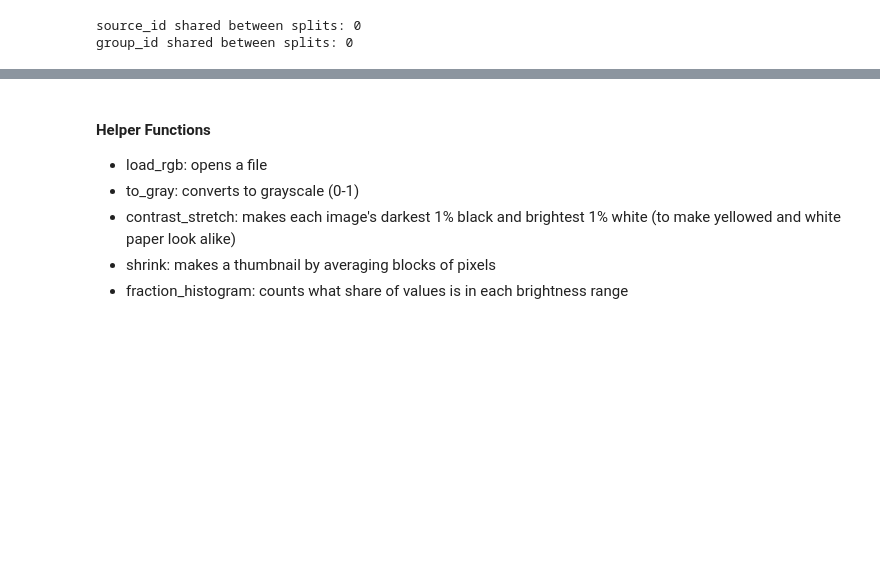
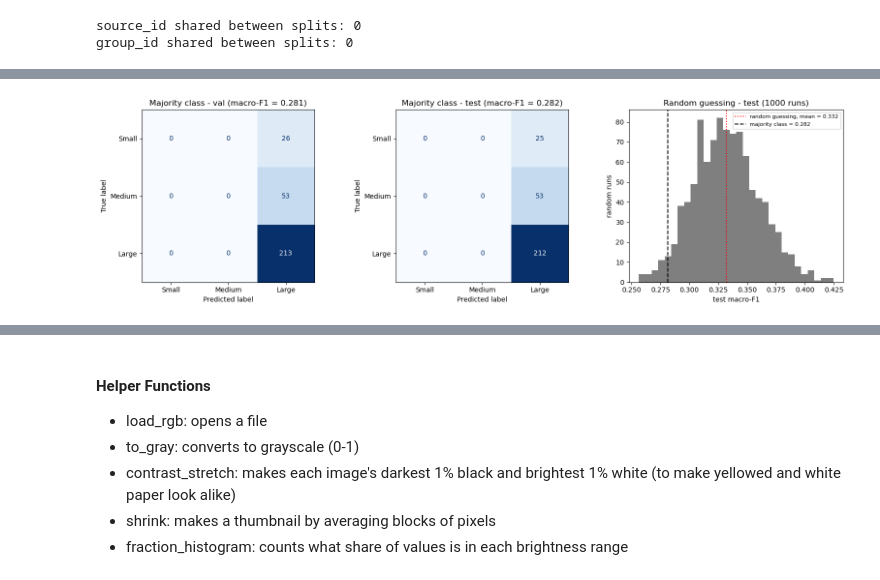
Before and after one commit to sidsridhar0/281project, a Jupyter notebook: scripts/3-simple_model.ipynb, the cells around one changed output, grey strips where cells are left out. Drawn from its saved outputs; the diff is of its cells as text; code cells hidden in the pictures; blank space fills up the shorter version.

```diff
--- a/scripts/3-simple_model.ipynb
+++ b/scripts/3-simple_model.ipynb
@@ -131,0 +233,24 @@ group_id shared between splits: 0
+# %%
+# Left two: confusion matrices for the majority class. Every map lands in the Large column,
+# so Small and Medium get F1 = 0 and macro-F1 is just Large's F1 divided by 3.
+# Right: how much random guessing's test macro-F1 varies from run to run.
+fig, axes = plt.subplots(1, 3, figsize=(16, 4.5))
+
+for ax, split_name in zip(axes[:2], ["val", "test"]):
+    counts = confusion_matrix(y[split_name], majority_pred[split_name], labels=[0, 1, 2])
+    ConfusionMatrixDisplay(counts, display_labels=CLASS_NAMES).plot(ax=ax, cmap="Blues", colorbar=False)
+    ax.set_title(f"Majority class - {split_name} (macro-F1 = {baseline_value('majority_class', split_name):.3f})")
+
+ax = axes[2]
+ax.hist(guess_f1["test"], bins=30, color="tab:gray")
+ax.axvline(chance_test_f1, color="red", linestyle=":", label=f"random guessing, mean = {chance_test_f1:.3f}")
+ax.axvline(majority_test_f1, color="black", linestyle="--", label=f"majority class = {majority_test_f1:.3f}")
+ax.set_xlabel("test macro-F1")
+ax.set_ylabel("random runs")
+ax.set_title(f"Random guessing - test ({N_GUESS_SEEDS} runs)")
+ax.legend(fontsize=8)
+
+plt.tight_layout()
+plt.show()
+# %% [output]
+[figure, added]
```
Also changed, not shown: parts of 32 cells of this notebook, 1 other file.
